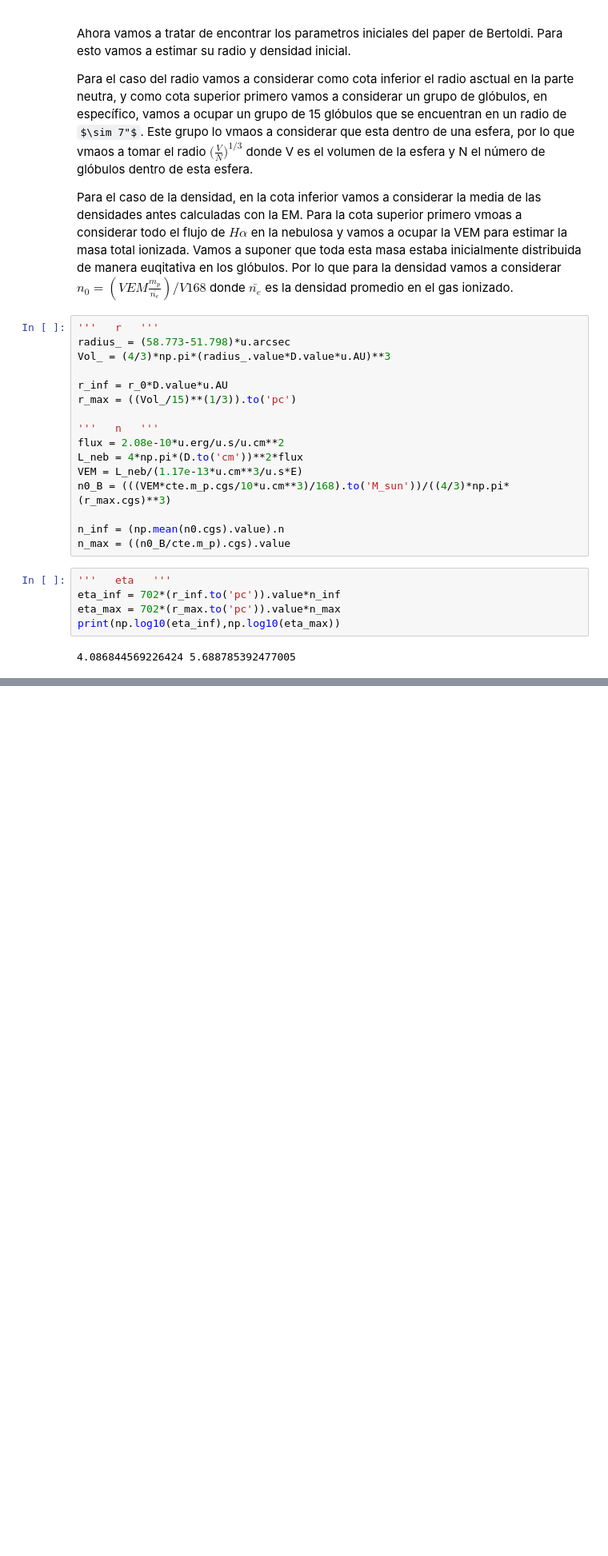
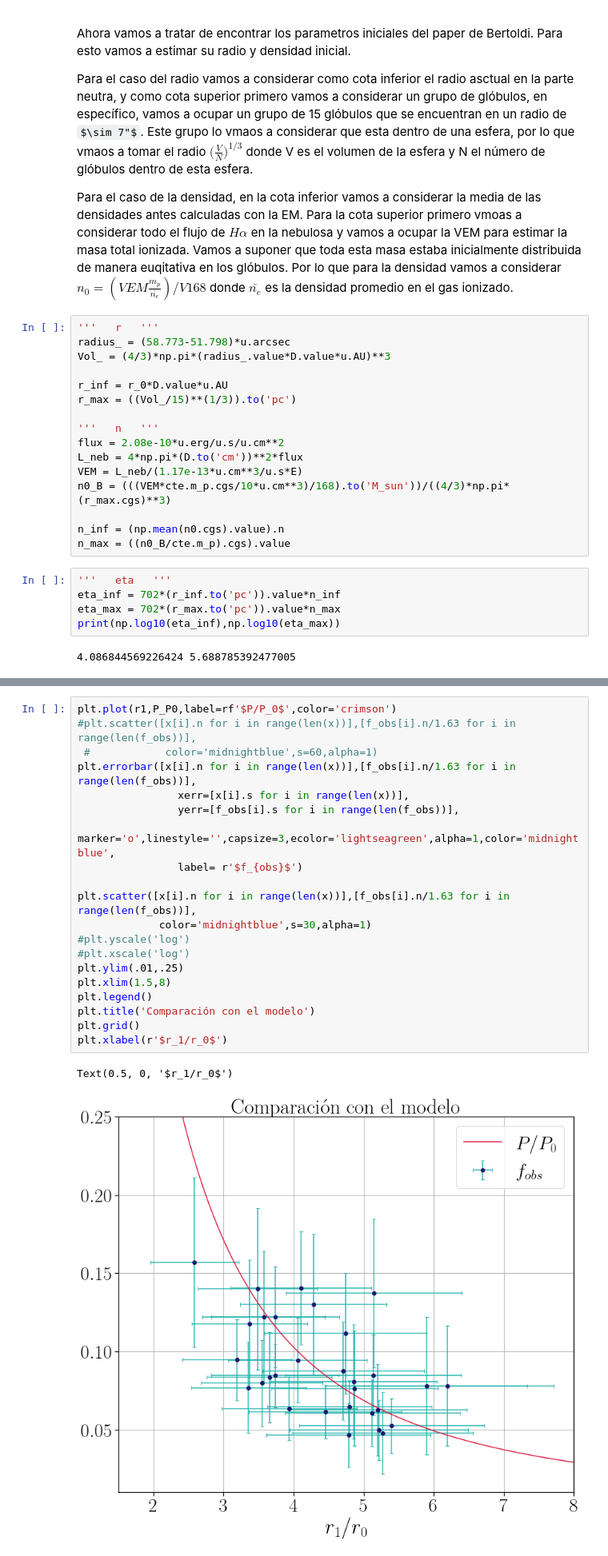
Before and after one commit to will-henney/globule-seminario, a Jupyter notebook: m1-67/graficas con errore.ipynb, the cells around one changed output, grey strips where cells are left out. Shown at 80% size. Cells and saved outputs as stored; diff of their text form; some formulas as TeX source; blank space fills up the shorter version.

```diff
--- a/m1-67/graficas con errore.ipynb
+++ b/m1-67/graficas con errore.ipynb
@@ -838,0 +860,23 @@ gamma_inf = 2.79e-3*()
+# %%
+plt.plot(r1,P_P0,label=rf'$P/P_0$',color='crimson')
+#plt.scatter([x[i].n for i in range(len(x))],[f_obs[i].n/1.63 for i in range(len(f_obs))],
+ #            color='midnightblue',s=60,alpha=1)
+plt.errorbar([x[i].n for i in range(len(x))],[f_obs[i].n/1.63 for i in range(len(f_obs))],
+                xerr=[x[i].s for i in range(len(x))],
+                yerr=[f_obs[i].s for i in range(len(f_obs))],
+                marker='o',linestyle='',capsize=3,ecolor='lightseagreen',alpha=1,color='midnightblue',
+                label= r'$f_{obs}$')
+
+plt.scatter([x[i].n for i in range(len(x))],[f_obs[i].n/1.63 for i in range(len(f_obs))],
+             color='midnightblue',s=30,alpha=1)
+#plt.yscale('log')
+#plt.xscale('log')
+plt.ylim(.01,.25)
+plt.xlim(1.5,8)
+plt.legend()
+plt.title('Comparación con el modelo')
+plt.grid()
+plt.xlabel(r'$r_1/r_0$')
+# %% [output]
+Text(0.5, 0, '$r_1/r_0$')
+[figure, added]
```
Also changed, not shown: parts of 8 cells of this notebook.
